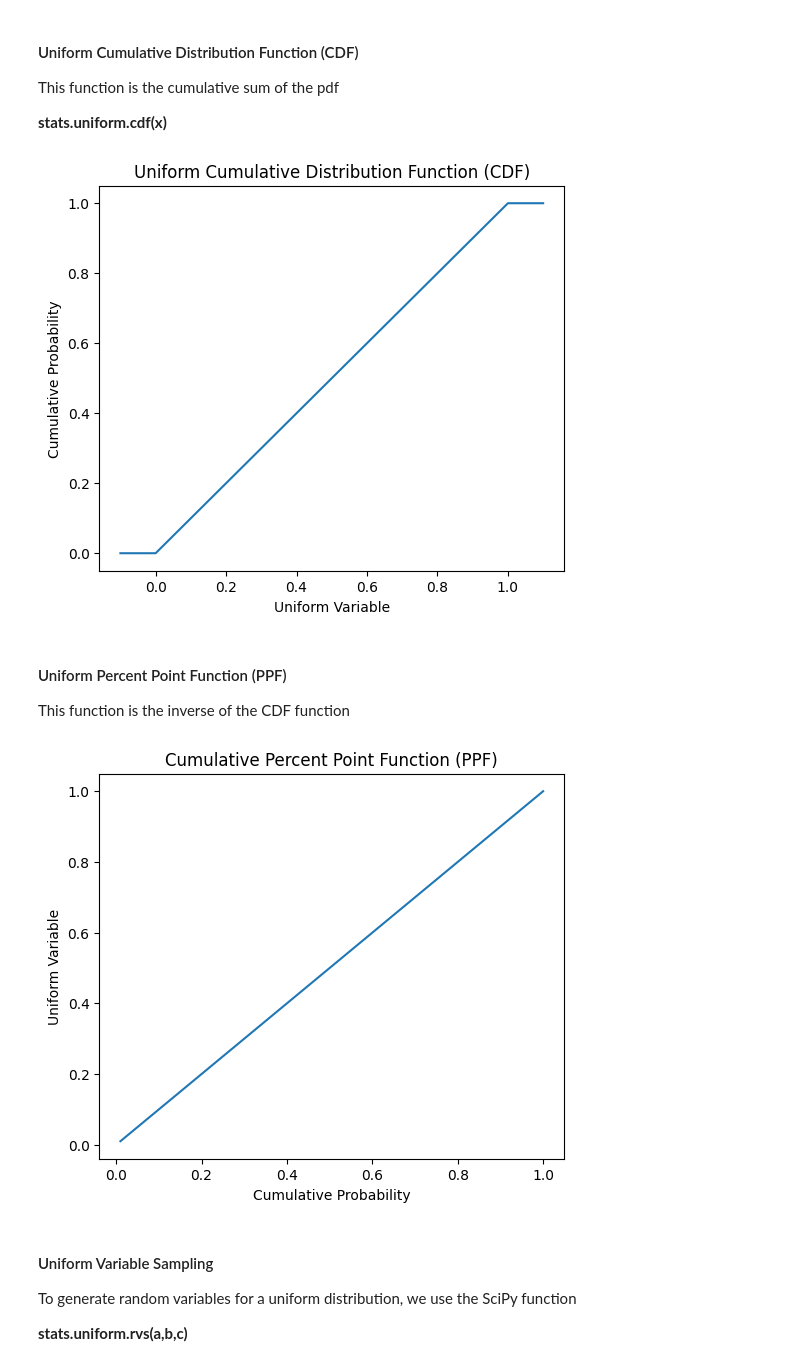
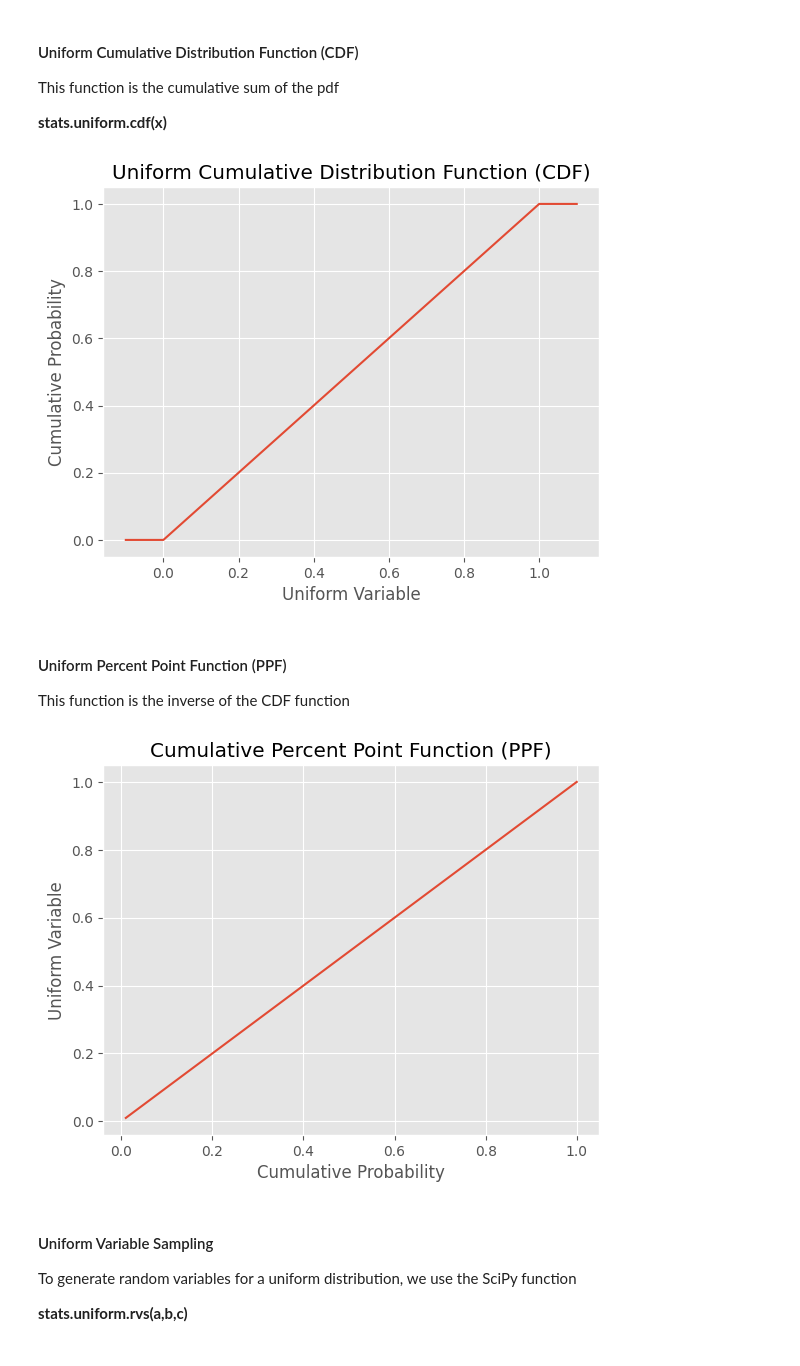
Before and after one commit to samtaba/Statistics, a Jupyter notebook: Statistics.ipynb, the cells around one changed output. Cells and saved outputs as stored; diff of their text form; code cells hidden in the pictures.

```diff
--- a/Statistics.ipynb
+++ b/Statistics.ipynb
@@ -34,6 +34,8 @@ We consider a uniform PDF from 0 to 1 using the SciPy function
 import numpy as np
 import scipy.stats as stats
 import matplotlib.pyplot as plt
+
+plt.style.use('ggplot')
 # %%
 x = np.linspace(-0.2, 1.2, 1000)
 
@@ -60,19 +62,17 @@ This function is the cumulative sum of the pdf
 # %%
 x = np.arange(-0.1, 1.1, 0.01)
 
 y = stats.uniform.cdf(x)        # mean=0, SD=2
-
-plt.figure(figsize=(6,5))
 
 plt.plot(x, y)
 
 plt.title("Uniform Cumulative Distribution Function (CDF)")
 plt.xlabel("Uniform Variable")
 plt.ylabel("Cumulative Probability")
 
 plt.show()
 # %% [output]
-[figure, old version]
+[figure, new version]
 # %% [markdown]
 #### Uniform Percent Point Function (PPF)
 
@@ -81,8 +81,6 @@ This function is the inverse of the CDF function
 x = np.arange(-0.1, 1.1, 0.01)
 
 y = stats.uniform.ppf(x)
-
-plt.figure(figsize=(6,5))
 
 plt.plot(x, y)
 
@@ -92,7 +90,7 @@ plt.ylabel("Uniform Variable")
 
 plt.show()
 # %% [output]
-[figure, old version]
+[figure, new version]
 # %% [markdown]
 #### Uniform Variable Sampling
 
```
Also changed, not shown: parts of 6 cells of this notebook.
